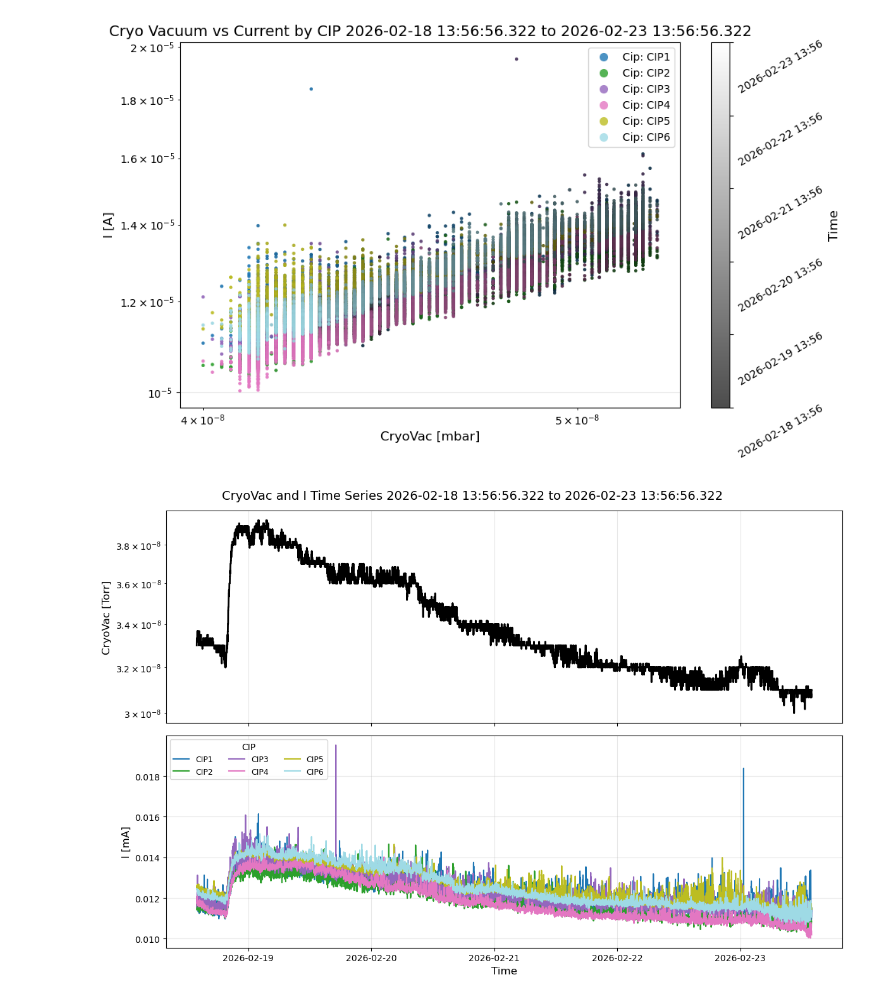
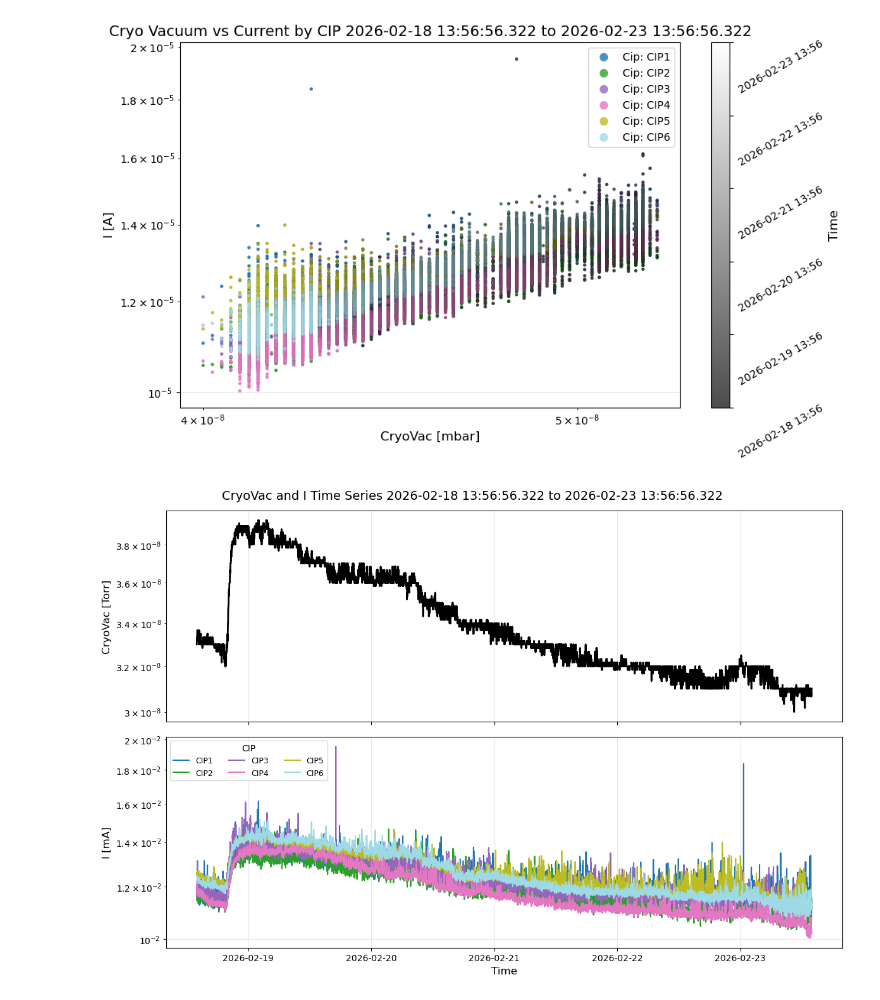
Before and after one commit to lsst/CameraTimesSquare, a Jupyter notebook: operations/vacuum.ipynb, the cells around one changed output. Drawn from its saved outputs; the diff is of its cells as text; code cells hidden in the pictures.

```diff
--- a/operations/vacuum.ipynb
+++ b/operations/vacuum.ipynb
@@ -187,31 +187,32 @@ df_i = df_i.sort_index()
 fig, (ax1, ax2) = plt.subplots(2, 1, figsize=(12, 8), sharex=True)
 
 # CryoVac vs time
 ax1.plot(df_cryo.index, df_cryo["CryoVac"], color="black", linewidth=2)
 ax1.set_ylabel("CryoVac [Torr]", fontsize=12)
 ax1.set_yscale("log")
 ax1.grid(True, alpha=0.3)
 
 # I vs time for each CIP
 cips = sorted(df_i["Cip"].dropna().unique())
 cmap = plt.get_cmap("tab20", len(cips))
 for i, cip in enumerate(cips):
     sub = df_i[df_i["Cip"] == cip]
     y = sub["I"] - OFFSET.get(cip, 0.0)
     ax2.plot(sub.index, y, linewidth=1.5, color=cmap(i), label=f"{cip}")
 
 ax2.set_ylabel("I [mA]", fontsize=12)
 ax2.set_xlabel("Time", fontsize=12)
+ax2.set_yscale("log")
 ax2.grid(True, alpha=0.3)
 ax2.legend(title="CIP", ncol=3, fontsize=9)
 
 plot_title = (
     f"CryoVac and I Time Series {t_start} to {t_end_iso}"
     if "t_start" in globals() and "t_end_iso" in globals()
     else "CryoVac and I Time Series"
  )
 fig.suptitle(plot_title, fontsize=14)
 plt.tight_layout()
 plt.show()
 # %% [output]
-[figure, old version]
+[figure, new version]
```
